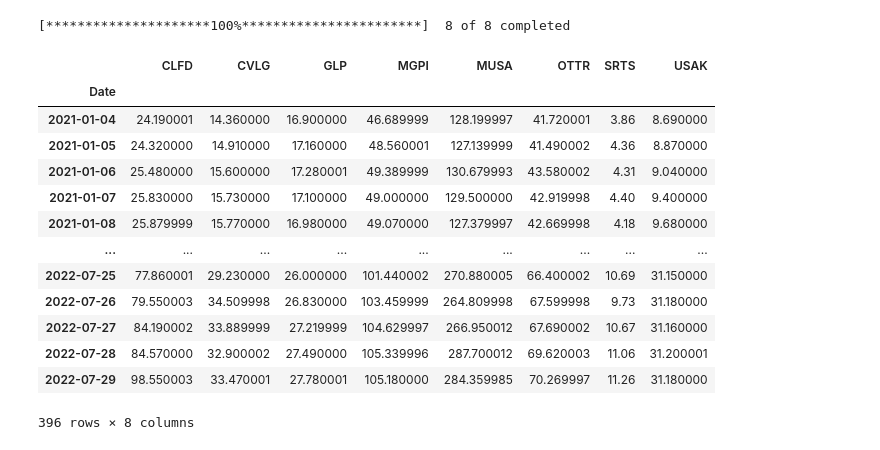
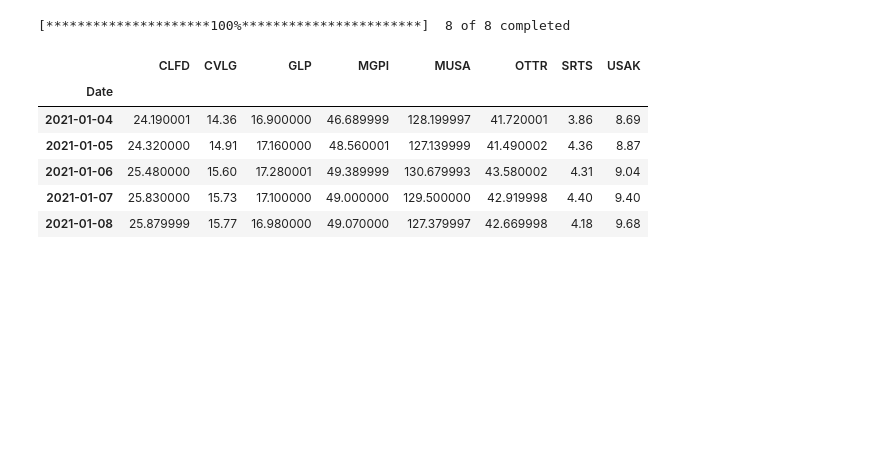
Before and after one commit to jblidell/project_2_canslim_screener, a Jupyter notebook: stock_screener.ipynb, the cells around one changed output. Cells and saved outputs as stored; diff of their text form; code cells hidden in the pictures; blank space fills up the shorter version.

```diff
--- a/stock_screener.ipynb
+++ b/stock_screener.ipynb
@@ -41,19 +43,12 @@ yf_data = yf.download(tickers, '2021-01-01','2022-07-30')
 [*********************100%***********************]  8 of 8 completed
 # %%
 df_close = yf_data["Close"]
-df_close
+df_close.head()
 # %% [output]
 |  | CLFD | CVLG | GLP | MGPI | MUSA | OTTR | SRTS | USAK |
 | Date |  |  |  |  |  |  |  |  |
-| 2021-01-04 | 24.190001 | 14.360000 | 16.900000 | 46.689999 | 128.199997 | 41.720001 | 3.86 | 8.690000 |
-| 2021-01-05 | 24.320000 | 14.910000 | 17.160000 | 48.560001 | 127.139999 | 41.490002 | 4.36 | 8.870000 |
-| 2021-01-06 | 25.480000 | 15.600000 | 17.280001 | 49.389999 | 130.679993 | 43.580002 | 4.31 | 9.040000 |
-| 2021-01-07 | 25.830000 | 15.730000 | 17.100000 | 49.000000 | 129.500000 | 42.919998 | 4.40 | 9.400000 |
-| 2021-01-08 | 25.879999 | 15.770000 | 16.980000 | 49.070000 | 127.379997 | 42.669998 | 4.18 | 9.680000 |
-| ... | ... | ... | ... | ... | ... | ... | ... | ... |
-| 2022-07-25 | 77.860001 | 29.230000 | 26.000000 | 101.440002 | 270.880005 | 66.400002 | 10.69 | 31.150000 |
-| 2022-07-26 | 79.550003 | 34.509998 | 26.830000 | 103.459999 | 264.809998 | 67.599998 | 9.73 | 31.180000 |
-| 2022-07-27 | 84.190002 | 33.889999 | 27.219999 | 104.629997 | 266.950012 | 67.690002 | 10.67 | 31.160000 |
-| 2022-07-28 | 84.570000 | 32.900002 | 27.490000 | 105.339996 | 287.700012 | 69.620003 | 11.06 | 31.200001 |
-| 2022-07-29 | 98.550003 | 33.470001 | 27.780001 | 105.180000 | 284.359985 | 70.269997 | 11.26 | 31.180000 |
+| 2021-01-04 | 24.190001 | 14.36 | 16.900000 | 46.689999 | 128.199997 | 41.720001 | 3.86 | 8.69 |
+| 2021-01-05 | 24.320000 | 14.91 | 17.160000 | 48.560001 | 127.139999 | 41.490002 | 4.36 | 8.87 |
+| 2021-01-06 | 25.480000 | 15.60 | 17.280001 | 49.389999 | 130.679993 | 43.580002 | 4.31 | 9.04 |
+| 2021-01-07 | 25.830000 | 15.73 | 17.100000 | 49.000000 | 129.500000 | 42.919998 | 4.40 | 9.40 |
+| 2021-01-08 | 25.879999 | 15.77 | 16.980000 | 49.070000 | 127.379997 | 42.669998 | 4.18 | 9.68 |
-396 rows × 8 columns
```
Also changed, not shown: parts of 26 cells of this notebook.
